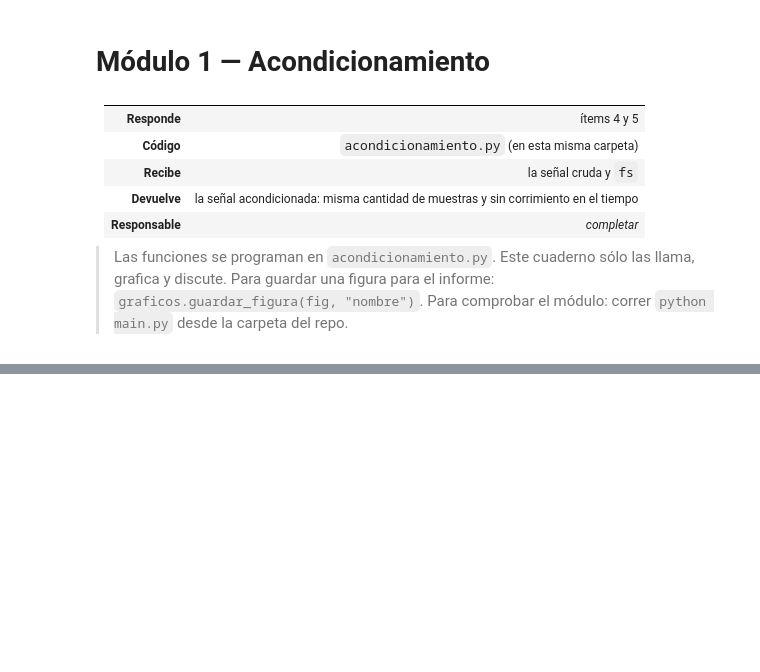
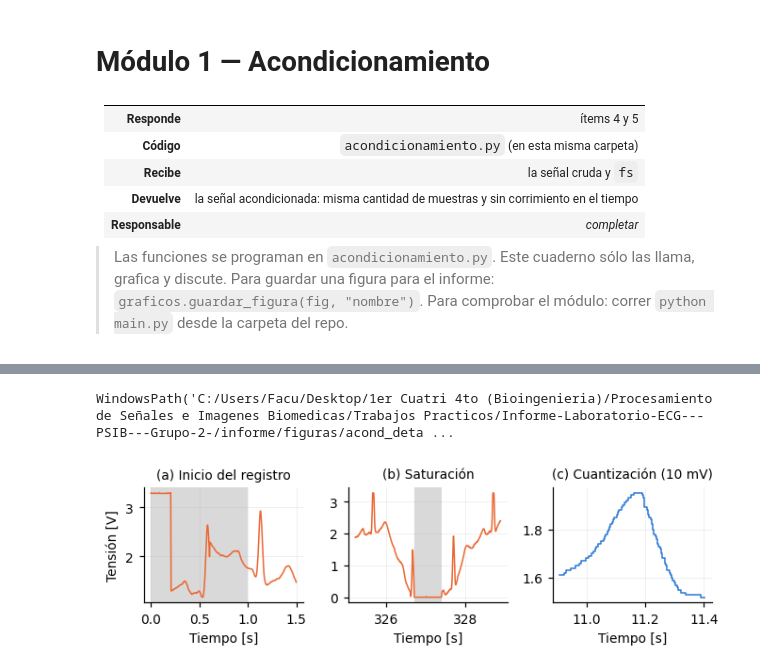
Before and after one commit to PurrthagorasCat/Informe-Laboratorio-ECG---PSIB---Grupo-2-, a Jupyter notebook: modulos/m1_acondicionamiento/acondicionamiento.ipynb, the cells around one changed output, grey strips where cells are left out. Saved outputs shown, nothing was run; the diff lists cells and outputs as text; code cells hidden in the pictures; blank space fills up the shorter version.

```diff
--- a/modulos/m1_acondicionamiento/acondicionamiento.ipynb
+++ b/modulos/m1_acondicionamiento/acondicionamiento.ipynb
@@ -55,0 +114,43 @@ registros = carga_de_datos.cargar_todos()
+# %%
+# --- Figura: detalles de los defectos del registro ---
+# Tres paneles: (a) paquete viejo al inicio, (b) saturación, (c) cuantización.
+
+# Se buscan los registros por condición (next devuelve el primero que cumple)
+post = next(r for r in registros if r.condicion == "post_ejercicio")
+repo = next(r for r in registros if r.condicion == "reposo")
+
+fig, axs = plt.subplots(1, 3, figsize=(16/2.54, 5/2.54))
+
+# (a) Primeros 1,5 s del registro post ejercicio. Se sombrea la zona que
+#     mascara_valida() descarta (DESCARTE_INICIO).
+n = int(1.5 * post.fs); t = np.arange(n) / post.fs
+axs[0].plot(t, post.ecg[:n], **graficos.estilo_registro(post.voluntario, post.condicion))
+axs[0].axvspan(0, acond.DESCARTE_INICIO, color="0.85", lw=0)   # franja gris
+axs[0].set(title="(a) Inicio del registro", xlabel="Tiempo [s]", ylabel="Tensión [V]")
+
+# (b) El tramo saturado más largo del post ejercicio, con 1,5 s a cada lado.
+#     max(..., key=...) elige el tramo con mayor fin - inicio.
+i0, i1 = max(acond.tramos_saturados(post.ecg, post.fs), key=lambda tr: tr[1] - tr[0])
+m = int(1.5 * post.fs); a, b = max(i0 - m, 0), min(i1 + m, len(post.ecg))
+t = np.arange(a, b) / post.fs
+axs[1].plot(t, post.ecg[a:b], **graficos.estilo_registro(post.voluntario, post.condicion))
+axs[1].axvspan(i0 / post.fs, i1 / post.fs, color="0.85", lw=0)   # el tramo saturado
+axs[1].set(title="(b) Saturación", xlabel="Tiempo [s]")
+
+# (c) Una onda T del registro en reposo, para ver los escalones de 10 mV.
+#     Se busca el pico R más alto entre 10 y 12 s y se grafica de 0,15 a 0,65 s
+#     después (donde está la onda T). step() dibuja escalones en vez de unir
+#     los puntos con rectas, así se ve la cuantización tal cual es.
+r = int(10 * repo.fs) + np.argmax(repo.ecg[int(10 * repo.fs):int(12 * repo.fs)])
+a, b = r + int(0.15 * repo.fs), r + int(0.65 * repo.fs)
+t = np.arange(a, b) / repo.fs
+axs[2].step(t, repo.ecg[a:b], where="mid", **graficos.estilo_registro(repo.voluntario, repo.condicion))
+axs[2].set(title="(c) Cuantización (10 mV)", xlabel="Tiempo [s]")
+
+# Sin leyendas: los títulos ya dicen qué es cada panel
+for ax in axs: ax.legend().remove() if ax.get_legend() else None
+fig.tight_layout()
+graficos.guardar_figura(fig, "acond_detalles")
+# %% [output]
+WindowsPath('C:/Users/Facu/Desktop/1er Cuatri 4to (Bioingenieria)/Procesamiento de Señales e Imagenes Biomedicas/Trabajos Practicos/Informe-Laboratorio-ECG---PSIB---Grupo-2-/informe/figuras/acond_deta ...
+[figure, added]
```
Also changed, not shown: parts of 18 cells of this notebook, 14 other files.
